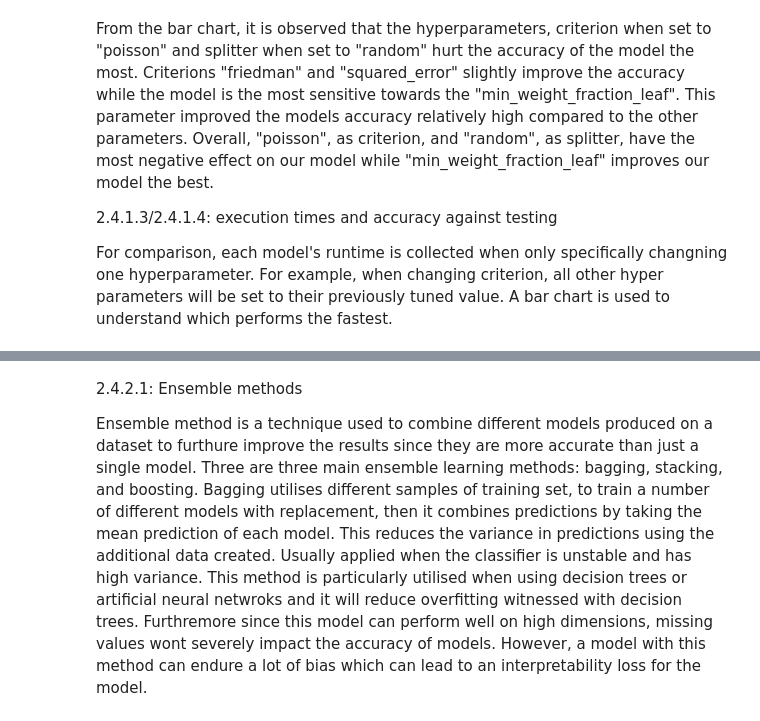
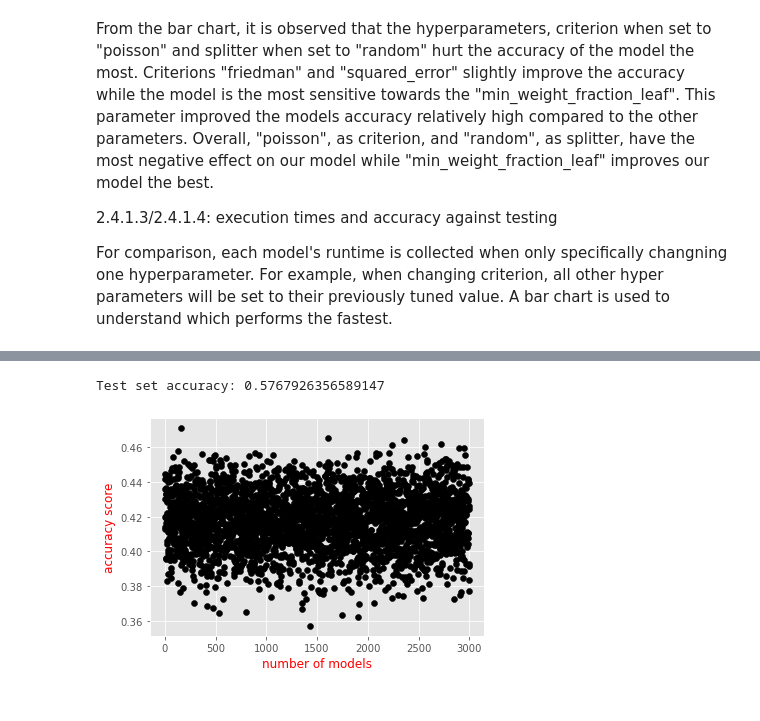
Before and after one commit to RadShiadeh/MLCW, a Jupyter notebook: cw.ipynb, the cells around one changed output, grey strips where cells are left out. Drawn from its saved outputs; the diff is of its cells as text; code cells hidden in the pictures.

```diff
--- a/cw.ipynb
+++ b/cw.ipynb
@@ -1038,4 +999,42 @@ Decision trees should be used when dealing with non-linear data. For this datase
-# %% [markdown]
-2.4.2.1: Ensemble methods
-
-Ensemble method is a technique used to combine different models produced on a dataset to furthure improve the results since they are more accurate than just a single model. Three are three main ensemble learning methods: bagging, stacking, and boosting. Bagging utilises different samples of training set, to train a number of different models with replacement, then it combines predictions by taking the mean prediction of each model. This reduces the variance in predictions using the additional data created. Usually applied when the classifier is unstable and has high variance. This method is particularly utilised when using decision trees or artificial neural netwroks and it will reduce overfitting witnessed with decision trees. Furthremore since this model can perform well on high dimensions, missing values wont severely impact the accuracy of models. However, a model with this method can endure a lot of bias which can lead to an interpretability loss for the model.
+# %%
+num_models = range(3000)
+sample_size = len(x_scaled_cali)
+np.random.seed(0)
+
+all_models = []
+model_acc = []
+for i in num_models:
+    sample_idx = np.random.choice(x_train_cali.shape[0], sample_size)
+    X_train_sample, y_train_sample = x_train_cali[sample_idx], y_train_cali[sample_idx]
+
+    tree = DecisionTreeRegressor()
+    tree.fit(X_train_sample,y_train_sample)
+    score = tree.score(x_test_cali, y_test_cali)
+    model_acc.append(score)
+    all_models.append(tree)
+
+def bagging_acc(test_data, all_models):
+    votes = np.zeros((test_data.shape[0], len(all_models)))
+    combined_pred = np.zeros(test_data.shape[0])
+
+    for idx, m in enumerate(all_models):
+        votes[:, idx] = m.predict(test_data)
+
+    for test_point in range(votes.shape[0]):
+        combined_pred[test_point] = np.bincount(np.int64(votes[test_point])).argmax()
+
+    return combined_pred
+
+pred = bagging_acc(x_test_cali, all_models)
+accuracy = np.count_nonzero(pred==np.int64(y_test_cali))/y_test_cali.shape[0]
+print("Test set accuracy: {}".format(accuracy))
+# %% [output]
+Test set accuracy: 0.5767926356589147
+# %%
+plt.scatter(num_models, model_acc, c='black')
+plt.xlabel('number of models', c='red')
+plt.ylabel('accuracy score', c='red')
+plt.savefig('model_acc_VS_model_size')
+plt.show()
+# %% [output]
+[figure, added]
```
Also changed, not shown: parts of 24 cells of this notebook.
